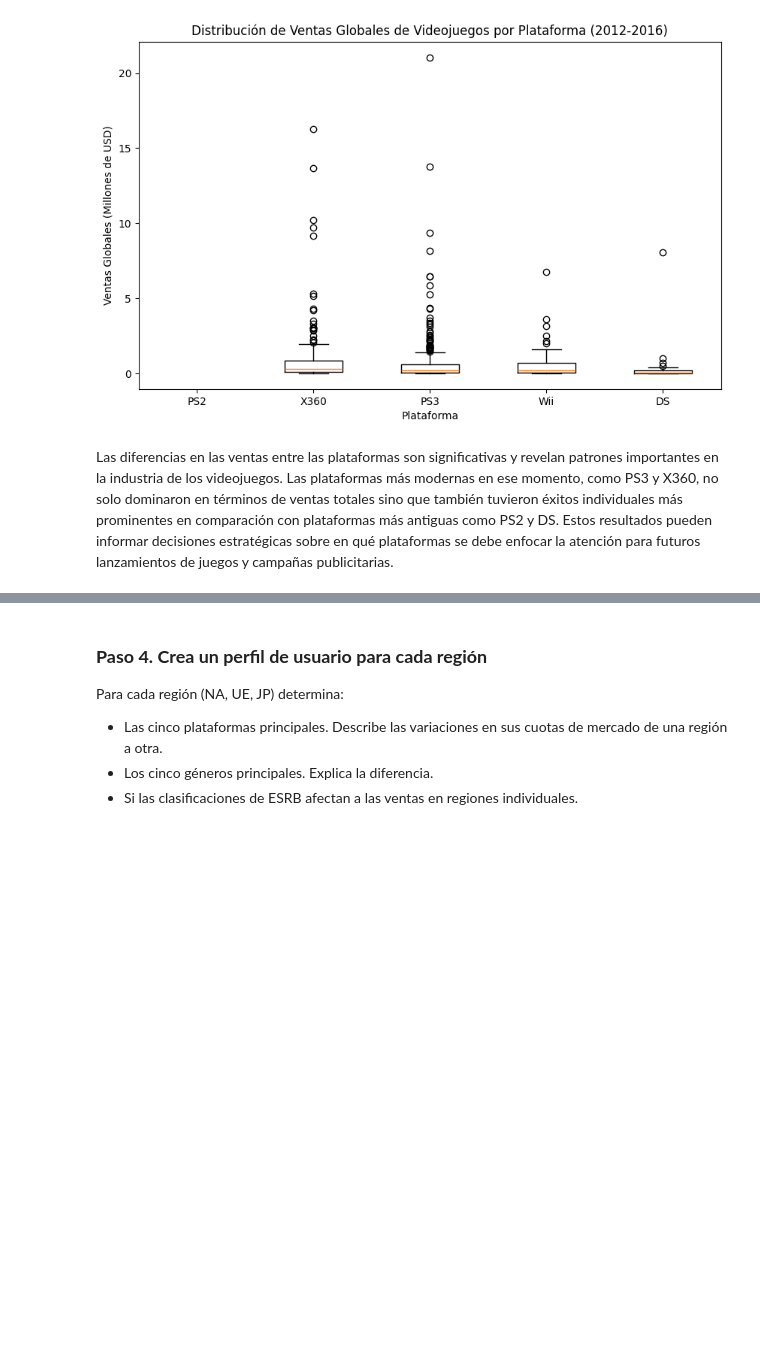
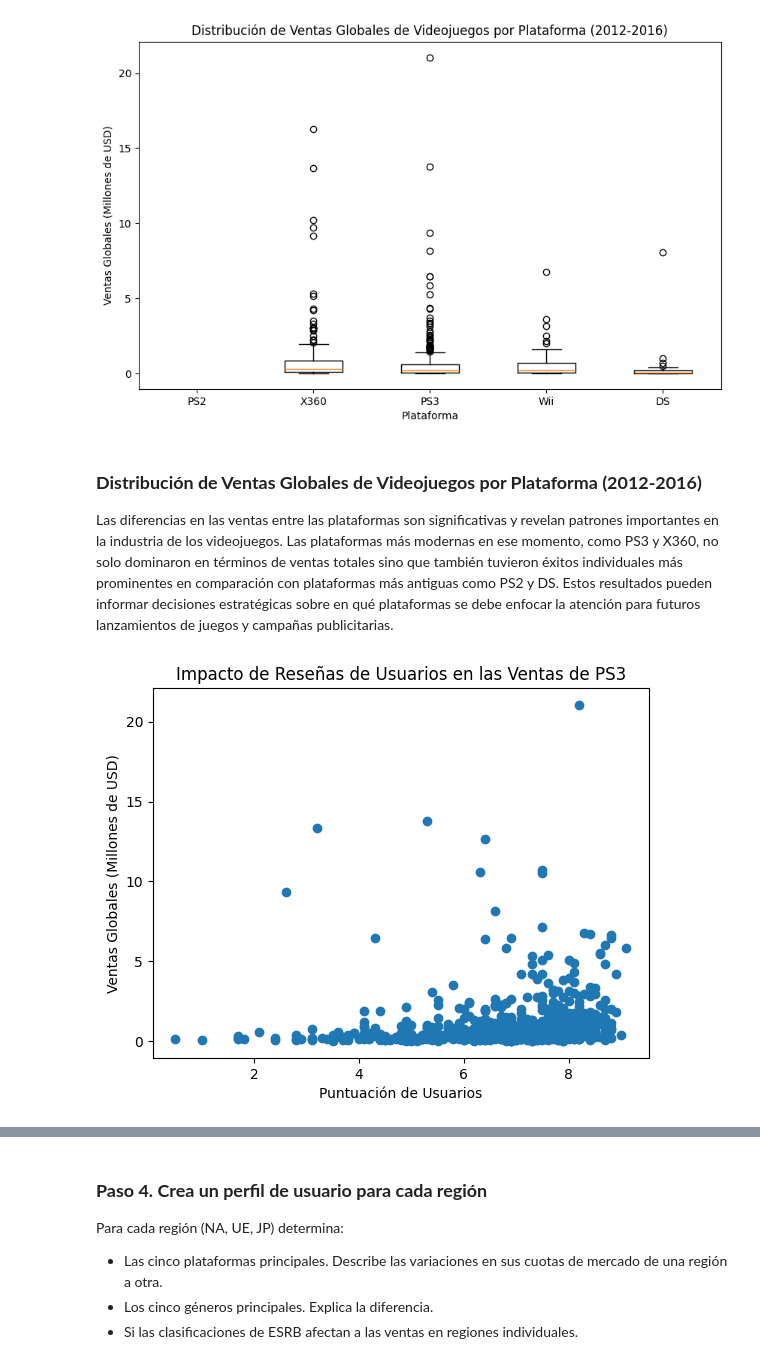
Before and after one commit to lorenzofdz/video-game-market-analysis, a Jupyter notebook: notebooks/EDA.ipynb, the cells around one changed output, grey strips where cells are left out. Cells and saved outputs as stored; diff of their text form; code cells hidden in the pictures; blank space fills up the shorter version.

Commit message:
Creacion de graficos de dispersion para calcular correlacion entre reseñas y ventas

```diff
--- a/notebooks/EDA.ipynb
+++ b/notebooks/EDA.ipynb
@@ -327,4 +327,19 @@ plt.show()
 # %% [output]
 [figure]
 # %% [markdown]
+### **Distribución de Ventas Globales de Videojuegos por Plataforma (2012-2016)**
 Las diferencias en las ventas entre las plataformas son significativas y revelan patrones importantes en la industria de los videojuegos. Las plataformas más modernas en ese momento, como PS3 y X360, no solo dominaron en términos de ventas totales sino que también tuvieron éxitos individuales más prominentes en comparación con plataformas más antiguas como PS2 y DS. Estos resultados pueden informar decisiones estratégicas sobre en qué plataformas se debe enfocar la atención para futuros lanzamientos de juegos y campañas publicitarias.
+# %%
+# Filtrare el conjunto de datos original para obtener solo los juegos de PS3 con puntuaciones de usuarios y críticos
+
+ps3_df = games_df_cleaned[(games_df_cleaned['platform'] == 'PS3') &
+                          games_df_cleaned['user_score'].notnull() &
+                          games_df_cleaned['critic_score'].notnull()]
+# %%
+plt.scatter(ps3_df['user_score'], ps3_df['total_sales'])
+plt.title('Impacto de Reseñas de Usuarios en las Ventas de PS3')
+plt.xlabel('Puntuación de Usuarios')
+plt.ylabel('Ventas Globales (Millones de USD)')
+plt.show()
+# %% [output]
+[figure, added]
```
Also changed, not shown: parts of 1 cell of this notebook.
